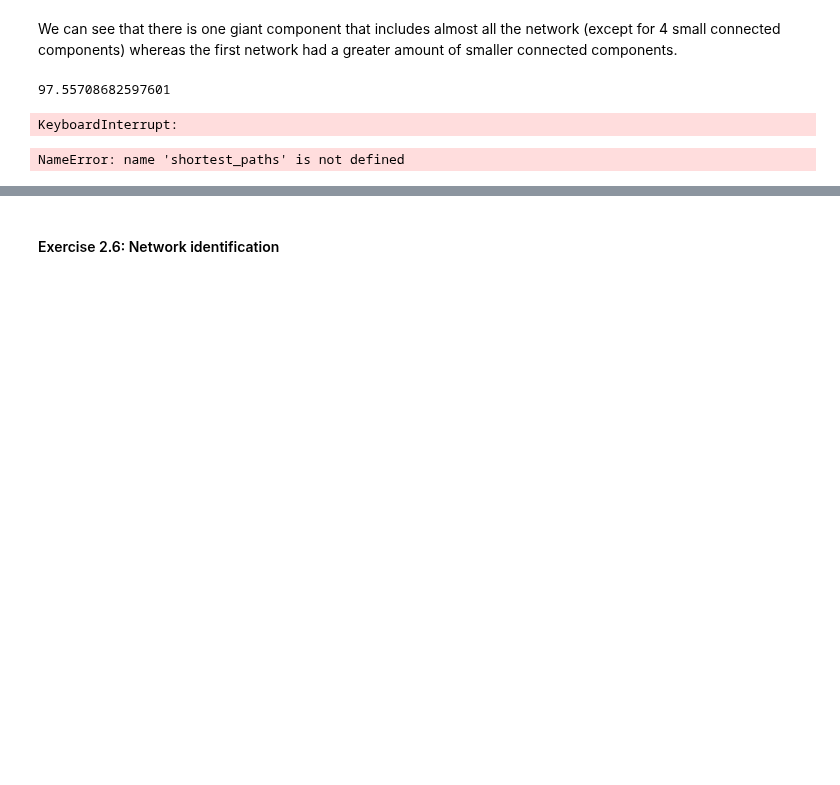
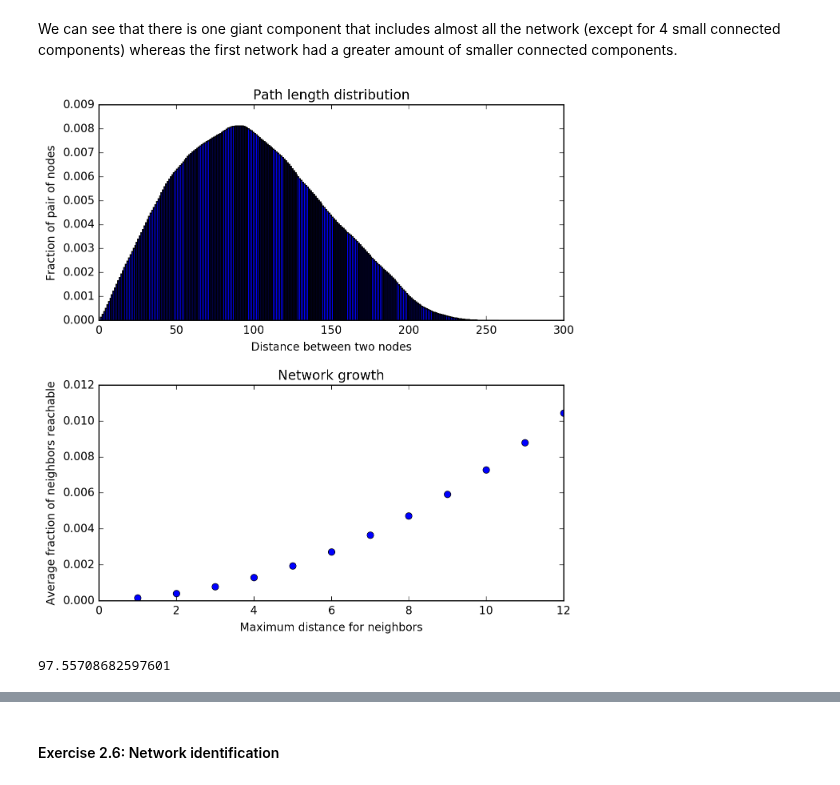
Before and after one commit to raphaelBarman/internetAnalytics, a Jupyter notebook: ix-lab2/notebooks/ix-lab2-notebook-part1.ipynb, the cells around one changed output, grey strips where cells are left out. Drawn from its saved outputs; the diff is of its cells as text; code cells hidden in the pictures; blank space fills up the shorter version.

```diff
--- a/ix-lab2/notebooks/ix-lab2-notebook-part1.ipynb
+++ b/ix-lab2/notebooks/ix-lab2-notebook-part1.ipynb
@@ -177,17 +176,0 @@ plt.show()
-# %%
-# We make the figure bigger
-plt.rcParams["figure.figsize"][0] = 9.0
-plt.rcParams["figure.figsize"][1] = 6.0
-
-# node_degree = nx.degree(graph)
-# degree_sequence=sorted(nx.degree(graph).values(),reverse=True)
-degree_sequence = np.array(nx.degree_histogram(graph))/nx.number_of_nodes(graph)
-sequence = np.arange(0,len(degree_sequence),1)
-
-# powerlaw = lambda x, gamma: gamma*np.mean(x)**gamma/x**(gamma+1)
-# degree_sequence = [float(x)/nx.number_of_nodes(graph) for x in degree_sequence]
-plt.loglog(sequence,degree_sequence,'.')
-# plt.loglog(sequence,powerlaw(sequence,0.001))
-plt.xlabel("Node degree")
-plt.ylabel("Fraction of nodes")
-plt.show()
@@ -204,20 +189,36 @@ Number of nodes of the biggest connected components: 26481
 Ratio: 99.77 %
 # %% [markdown]
 We can see that there is one giant component that includes almost all the network (except for 4 small connected components) whereas the first network had a greater amount of smaller connected components.
+# %%
+fig, axes = plt.subplots(2,1,figsize=(7.5,8.0))
+fig.subplots_adjust(hspace=.3)
+
+
+# We compute all the shortest paths between all pair of vertices
+shortest_paths = nx.all_pairs_shortest_path_length(giant_component)
+distance_list = compute_list_of_distances(shortest_paths)
+
+ax = axes[0]
+ax.set_title('Path length distribution')
+ax.hist(distance_list,bins=np.arange(1,max(distance_list)+1,1),normed=True)
+ax.set_xlabel("Distance between two nodes")
+ax.set_ylabel("Fraction of pair of nodes")
+
+# We compute the average distance until 12 (to see the general
+# evolution until double the small world distance)
+# and we normalize it
+distances = np.arange(1,13,1)
+average_nodes = average_nodes_at_dists(shortest_paths,distances)/nx.number_of_nodes(graph)
+
+ax = axes[1]
+ax.set_title('Network growth')
+ax.plot(distances,average_nodes,'o')
+ax.set_xlabel("Maximum distance for neighbors")
+ax.set_ylabel("Average fraction of neighbors reachable")
+plt.show()
+# %% [output]
+[figure, added]
 # %%
 print(nx.average_shortest_path_length(giant_component))
 # %% [output]
 97.55708682597601
-# %%
-shortest_paths = nx.all_pairs_shortest_path_length(giant_component)
-# %% [output]
-KeyboardInterrupt:
-# %%
-path_list = {}
-for node, neighbors in shortest_paths.items():
-    for neighbor, distance in neighbors.items():
-        if neighbor != node and not (neighbor,node) in path_list:
-            path_list[(node,neighbor)] = distance
-path_list = list(path_list.values())
-# %% [output]
-NameError: name 'shortest_paths' is not defined
```
Also changed, not shown: parts of 26 cells of this notebook.
